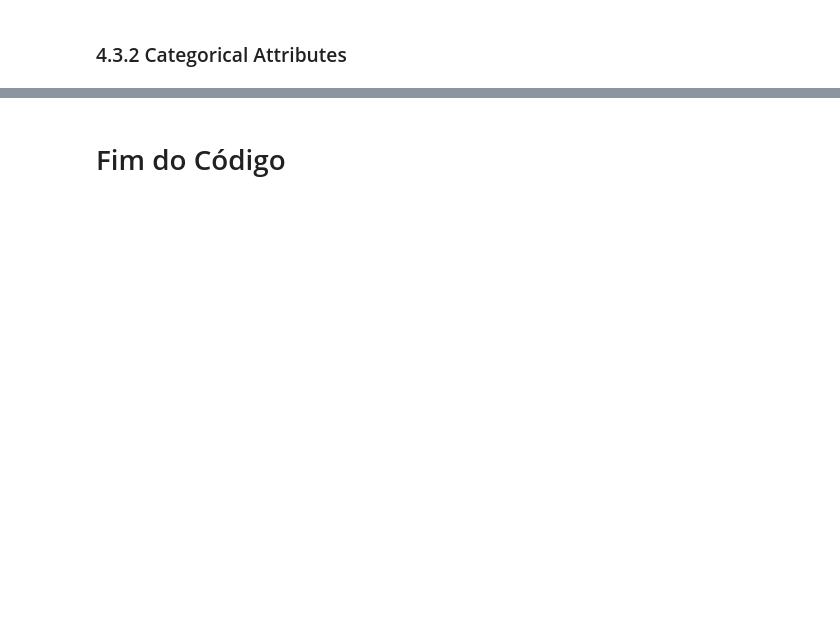
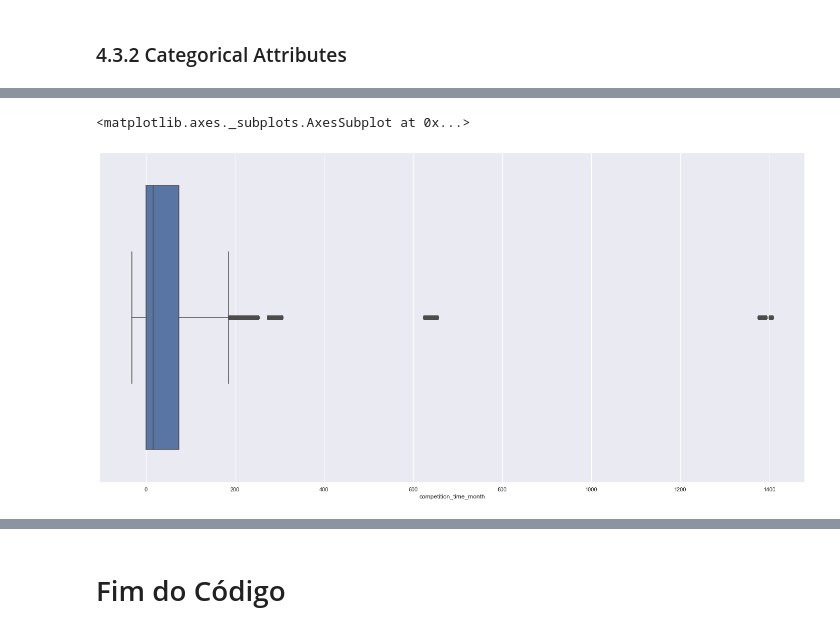
Before and after one commit to luanipiva/ds_producao_Mar21, a Jupyter notebook: m04_video1_store_sales_prediction.ipynb, the cells around one changed output, grey strips where cells are left out. Drawn from its saved outputs; the diff is of its cells as text; code cells hidden in the pictures; blank space fills up the shorter version.

```diff
--- a/m04_video1_store_sales_prediction.ipynb
+++ b/m04_video1_store_sales_prediction.ipynb
@@ -981,0 +949,5 @@ sns.heatmap( d, annot=True )
+# %%
+sns.boxplot(df5['competition_time_month'])
+# %% [output]
+<matplotlib.axes._subplots.AxesSubplot at 0x...>
+[figure, added]
```
Also changed, not shown: parts of 20 cells of this notebook.
